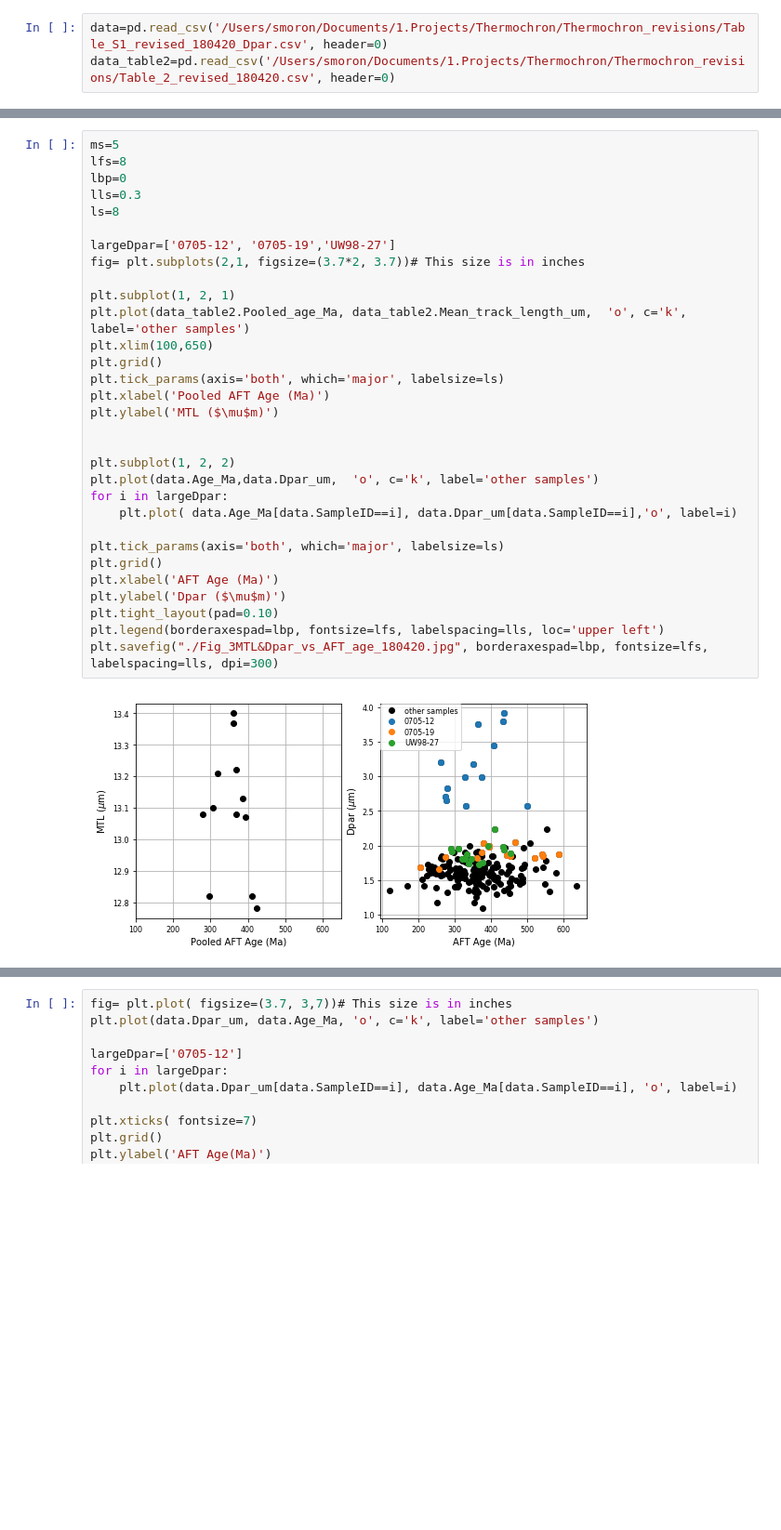
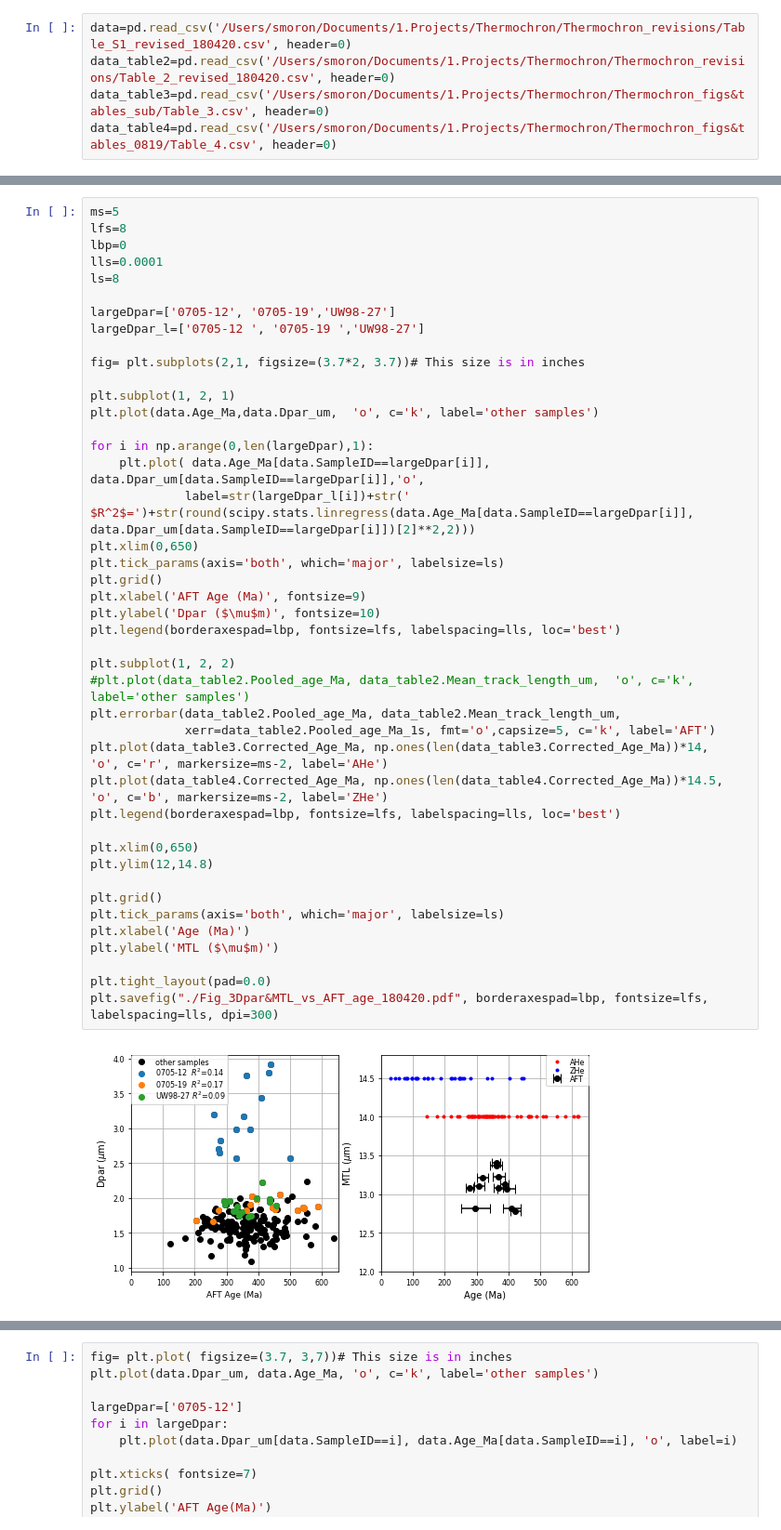
Before and after one commit to saraemp/10.1029-2019TC005988, a Jupyter notebook: AFT_age_vs_Dpar.ipynb, the cells around one changed output, grey strips where cells are left out. Shown: that part at 93% size. Saved outputs shown, nothing was run; the diff lists cells and outputs as text; blank space fills up the shorter version.

```diff
--- a/AFT_age_vs_Dpar.ipynb
+++ b/AFT_age_vs_Dpar.ipynb
@@ -4,4 +6,6 @@ import numpy as np
 import matplotlib.pyplot as plt
 # %%
-data=pd.read_csv('/Users/smoron/Documents/1.Projects/Thermochron/Thermochron_revisions/Table_S1_revised_180420_Dpar.csv', header=0)
+data=pd.read_csv('/Users/smoron/Documents/1.Projects/Thermochron/Thermochron_revisions/Table_S1_revised_180420.csv', header=0)
 data_table2=pd.read_csv('/Users/smoron/Documents/1.Projects/Thermochron/Thermochron_revisions/Table_2_revised_180420.csv', header=0)
+data_table3=pd.read_csv('/Users/smoron/Documents/1.Projects/Thermochron/Thermochron_figs&tables_sub/Table_3.csv', header=0)
+data_table4=pd.read_csv('/Users/smoron/Documents/1.Projects/Thermochron/Thermochron_figs&tables_0819/Table_4.csv', header=0)
@@ -10,33 +12,45 @@ data_table2=pd.read_csv('/Users/smoron/Documents/1.Projects/Thermochron/Thermoch
 # %%
 ms=5
 lfs=8
 lbp=0
-lls=0.3
+lls=0.0001
 ls=8
 
 largeDpar=['0705-12', '0705-19','UW98-27']
+largeDpar_l=['0705-12 ', '0705-19 ','UW98-27']
+
 fig= plt.subplots(2,1, figsize=(3.7*2, 3.7))# This size is in inches
 
 plt.subplot(1, 2, 1)
-plt.plot(data_table2.Pooled_age_Ma, data_table2.Mean_track_length_um,  'o', c='k', label='other samples')
-plt.xlim(100,650)
+plt.plot(data.Age_Ma,data.Dpar_um,  'o', c='k', label='other samples')
+
+for i in np.arange(0,len(largeDpar),1):
+    plt.plot( data.Age_Ma[data.SampleID==largeDpar[i]], data.Dpar_um[data.SampleID==largeDpar[i]],'o',
+             label=str(largeDpar_l[i])+str(' $R^2$=')+str(round(scipy.stats.linregress(data.Age_Ma[data.SampleID==largeDpar[i]], data.Dpar_um[data.SampleID==largeDpar[i]])[2]**2,2)))
+plt.xlim(0,650)
+plt.tick_params(axis='both', which='major', labelsize=ls)
+plt.grid()
+plt.xlabel('AFT Age (Ma)', fontsize=9)
+plt.ylabel('Dpar ($\mu$m)', fontsize=10)
+plt.legend(borderaxespad=lbp, fontsize=lfs, labelspacing=lls, loc='best')
+
+plt.subplot(1, 2, 2)
+#plt.plot(data_table2.Pooled_age_Ma, data_table2.Mean_track_length_um,  'o', c='k', label='other samples')
+plt.errorbar(data_table2.Pooled_age_Ma, data_table2.Mean_track_length_um,
+             xerr=data_table2.Pooled_age_Ma_1s, fmt='o',capsize=5, c='k', label='AFT')
+plt.plot(data_table3.Corrected_Age_Ma, np.ones(len(data_table3.Corrected_Age_Ma))*14,  'o', c='r', markersize=ms-2, label='AHe')
+plt.plot(data_table4.Corrected_Age_Ma, np.ones(len(data_table4.Corrected_Age_Ma))*14.5,  'o', c='b', markersize=ms-2, label='ZHe')
+plt.legend(borderaxespad=lbp, fontsize=lfs, labelspacing=lls, loc='best')
+
+plt.xlim(0,650)
+plt.ylim(12,14.8)
+
 plt.grid()
 plt.tick_params(axis='both', which='major', labelsize=ls)
-plt.xlabel('Pooled AFT Age (Ma)')
+plt.xlabel('Age (Ma)')
 plt.ylabel('MTL ($\mu$m)')
 
-
-plt.subplot(1, 2, 2)
-plt.plot(data.Age_Ma,data.Dpar_um,  'o', c='k', label='other samples')
-for i in largeDpar:
-    plt.plot( data.Age_Ma[data.SampleID==i], data.Dpar_um[data.SampleID==i],'o', label=i)
-
-plt.tick_params(axis='both', which='major', labelsize=ls)
-plt.grid()
-plt.xlabel('AFT Age (Ma)')
-plt.ylabel('Dpar ($\mu$m)')
-plt.tight_layout(pad=0.10)
-plt.legend(borderaxespad=lbp, fontsize=lfs, labelspacing=lls, loc='upper left')
-plt.savefig("./Fig_3MTL&Dpar_vs_AFT_age_180420.jpg", borderaxespad=lbp, fontsize=lfs, labelspacing=lls, dpi=300)
+plt.tight_layout(pad=0.0)
+plt.savefig("./Fig_3Dpar&MTL_vs_AFT_age_180420.pdf", borderaxespad=lbp, fontsize=lfs, labelspacing=lls, dpi=300)
 # %% [output]
-[figure, old version]
+[figure, new version]
```
Also changed, not shown: parts of 5 cells of this notebook.
